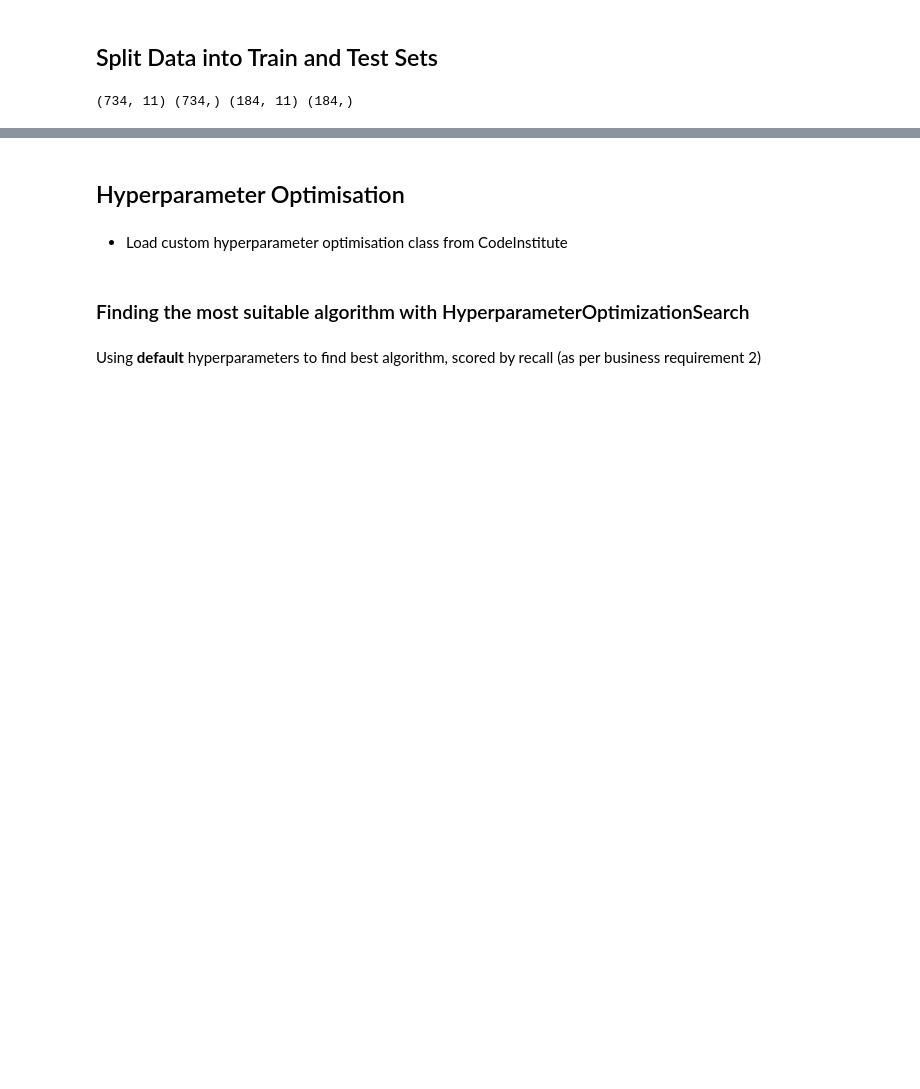
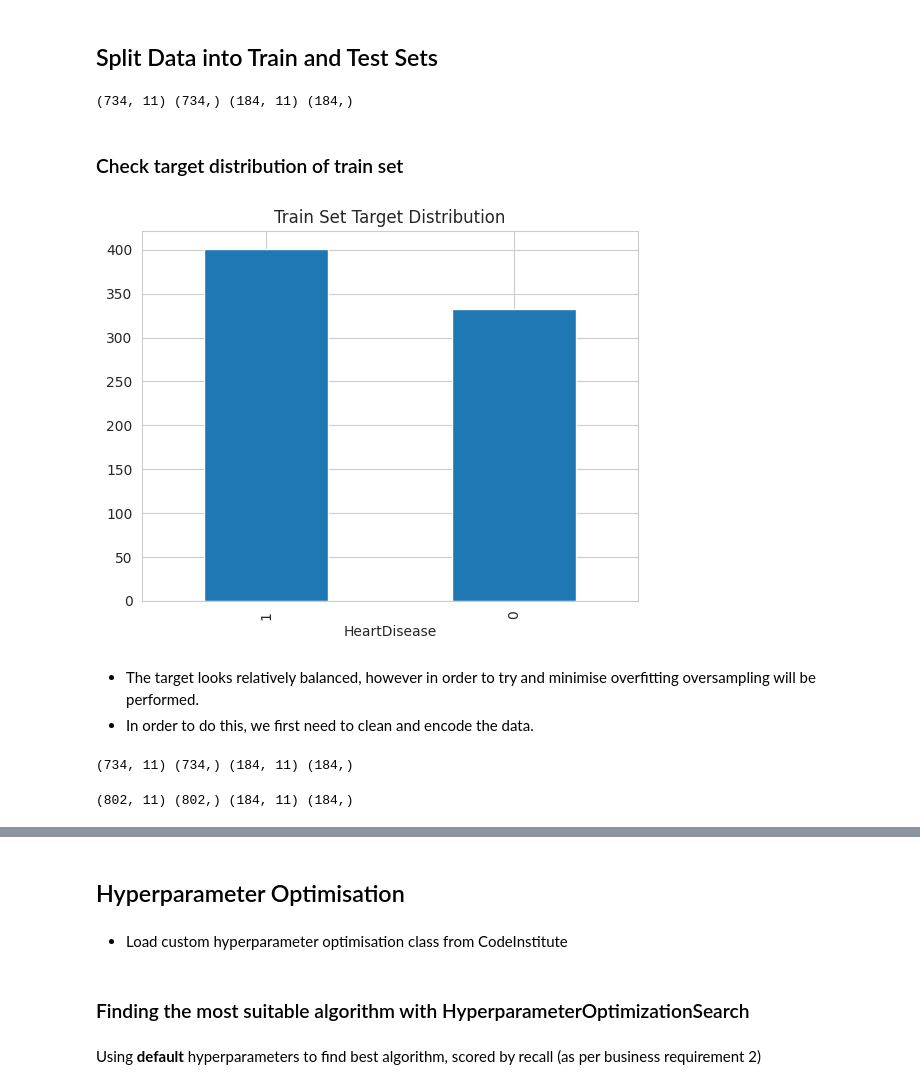
Before and after one commit to jfpaliga/CVD-predictor, a Jupyter notebook: jupyter_notebooks/05 - ModellingAndEvaluation.ipynb, the cells around one changed output, grey strips where cells are left out. Saved outputs shown, nothing was run; the diff lists cells and outputs as text; code cells hidden in the pictures; blank space fills up the shorter version.

```diff
--- a/jupyter_notebooks/05 - ModellingAndEvaluation.ipynb
+++ b/jupyter_notebooks/05 - ModellingAndEvaluation.ipynb
@@ -141,3 +151,32 @@ X_train, X_test, y_train, y_test = train_test_split(
 print(X_train.shape, y_train.shape, X_test.shape, y_test.shape)
 # %% [output]
 (734, 11) (734,) (184, 11) (184,)
+# %% [markdown]
+### Check target distribution of train set
+# %%
+import matplotlib.pyplot as plt
+import seaborn as sns
+
+sns.set_style("whitegrid")
+y_train.value_counts().plot(kind='bar', title='Train Set Target Distribution')
+plt.show()
+# %% [output]
+[figure, added]
+# %% [markdown]
+* The target looks relatively balanced, however in order to try and minimise overfitting oversampling will be performed.
+* In order to do this, we first need to clean and encode the data.
+# %%
+data_cleaning_feat_eng_pipeline = DataCleaningandFeatEngPipeline()
+X_train = data_cleaning_feat_eng_pipeline.fit_transform(X_train)
+X_test = data_cleaning_feat_eng_pipeline.transform(X_test)
+print(X_train.shape, y_train.shape, X_test.shape, y_test.shape)
+# %% [output]
+(734, 11) (734,) (184, 11) (184,)
+# %%
+from imblearn.over_sampling import SMOTE
+
+oversample = SMOTE(sampling_strategy='minority', random_state=0)
+X_train, y_train = oversample.fit_resample(X_train, y_train)
+print(X_train.shape, y_train.shape, X_test.shape, y_test.shape)
+# %% [output]
+(802, 11) (802,) (184, 11) (184,)
```
Also changed, not shown: parts of 83 cells of this notebook, 6 other files.
